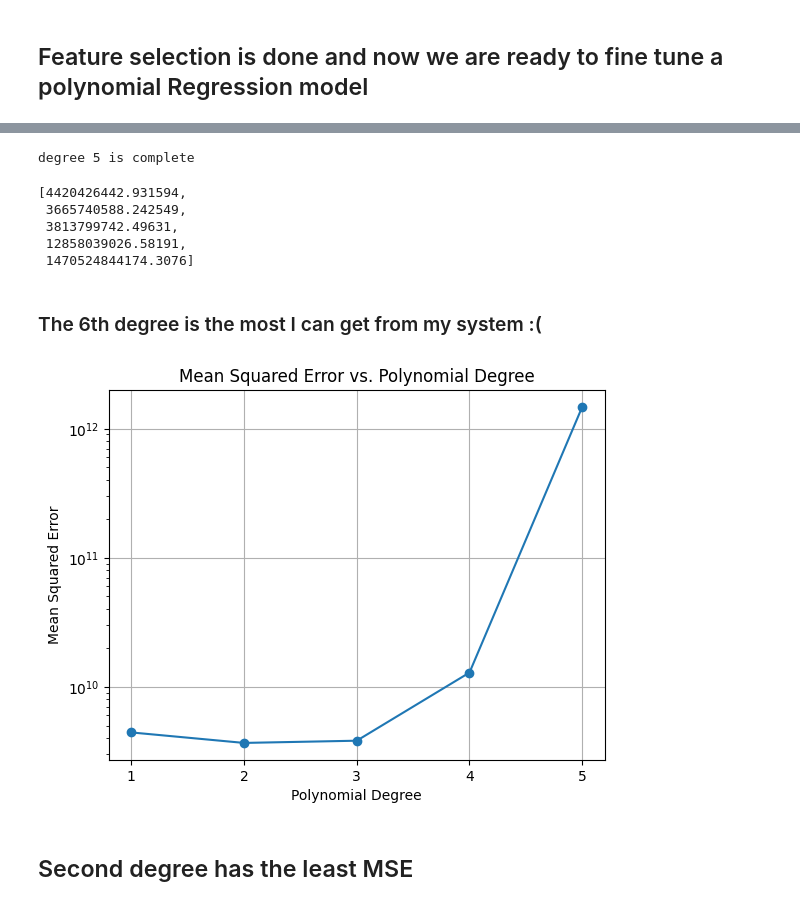
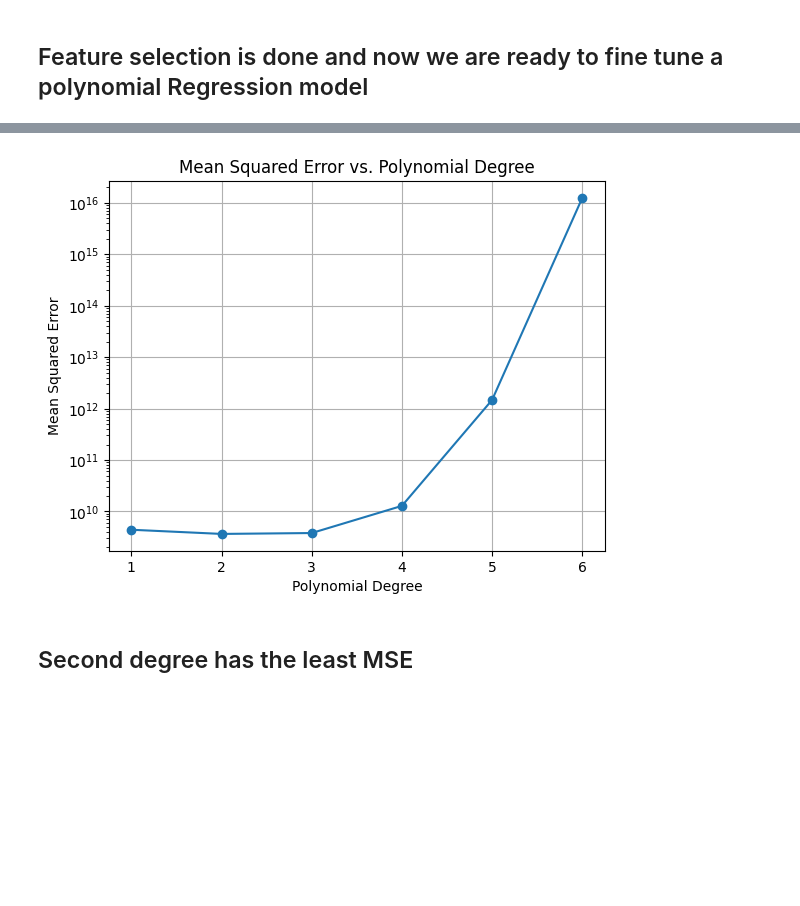
Before and after one commit to esNIMA/ML-projects, a Jupyter notebook: 7-Applied ML HW 2/P1.ipynb, the cells around one changed output, grey strips where cells are left out. Saved outputs shown, nothing was run; the diff lists cells and outputs as text; code cells hidden in the pictures; blank space fills up the shorter version.

```diff
--- a/7-Applied ML HW 2/P1.ipynb
+++ b/7-Applied ML HW 2/P1.ipynb
@@ -575,6 +572,2 @@ mse_values = []
 # %%
 X_train, X_valid, y_train, y_valid = train_test_split(df.drop(["median_house_value"], axis=1), df["median_house_value"], train_size=0.6, test_size=0.4,random_state=0)
-# %%
-# Standardize the features
-scaler = StandardScaler()
-X_train = scaler.fit_transform(X_train)
@@ -585,5 +574,11 @@ X_valid = scaler.fit_transform(X_valid)
+# %%
+X_train.reset_index(drop=True, inplace=True)
+X_valid.reset_index(drop=True, inplace=True)
 # %%
 y_train.reset_index(drop=True, inplace=True)
 # %%
 y_valid.reset_index(drop=True, inplace=True)
+# %%
+# Define the degree
+degrees = range(1,6)
 # %%
@@ -681,23 +626,0 @@ degree 4 is complete
-# %%
-degree =5
-kf = KFold(n_splits=5, shuffle=True, random_state=42)
-mse_fold = []
-for train_index, val_index in kf.split(X_train):
-    X_train_fold, X_val_fold = X_train[train_index], X_train[val_index]
-    y_train_fold, y_val_fold = y_train[train_index], y_train[val_index]
-    # Create polynomial features
-    poly_features = PolynomialFeatures(degree=degree)
-    X_train_poly = poly_features.fit_transform(X_train_fold)
-    X_val_poly = poly_features.transform(X_val_fold)
-    # Fit polynomial regression model
-    model = LinearRegression()
-    model.fit(X_train_poly, y_train_fold)
-    # Predict on validation data
-    y_val_pred = model.predict(X_val_poly)
-    # Calculate MSE and store it
-    mse_fold.append(mean_squared_error(y_val_fold, y_val_pred))
-# Calculate average MSE for this degree across all folds
-mse_values.append(np.mean(mse_fold))
-print(f"degree {degree} is complete")
-# %% [output]
-degree 5 is complete
@@ -725,26 +627,14 @@ degree 5 is complete
-# %%
-mse_values
-# %% [output]
-[4420426442.931594,
- 3665740588.242549,
- 3813799742.49631,
- 12858039026.58191,
- 1470524844174.3076]
-# %% [markdown]
-### The 6th degree is the most I can get from my system :(
-# %%
-degrees = np.arange(1, 6)
 # %%
-plt.plot(degrees, mse_values, marker='o')
+# Plot MSE vs degrees
+plt.plot(degrees, mse_values_list, marker='o')
 plt.title('Mean Squared Error vs. Polynomial Degree')
 plt.xlabel('Polynomial Degree')
 plt.ylabel('Mean Squared Error')
-plt.yscale('log')  # Set x-axis scale to logarithmic
-plt.xticks(degrees)
+plt.yscale('log')
 plt.grid(True)
 plt.show()
 # %% [output]
-[figure, old version]
+[figure, new version]
 # %% [markdown]
 ## Second degree has the least MSE
 # %% [markdown]
```
Also changed, not shown: parts of 47 cells of this notebook.
